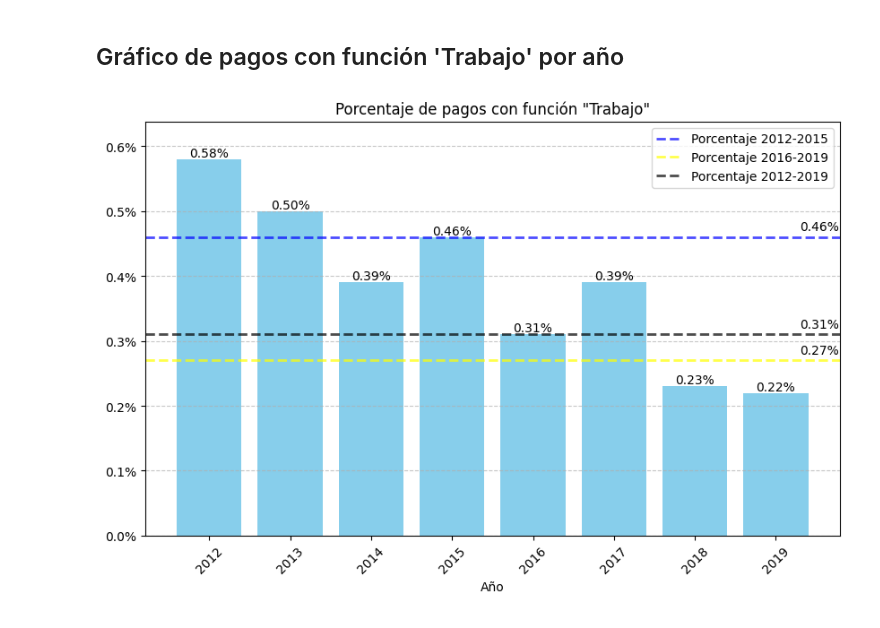
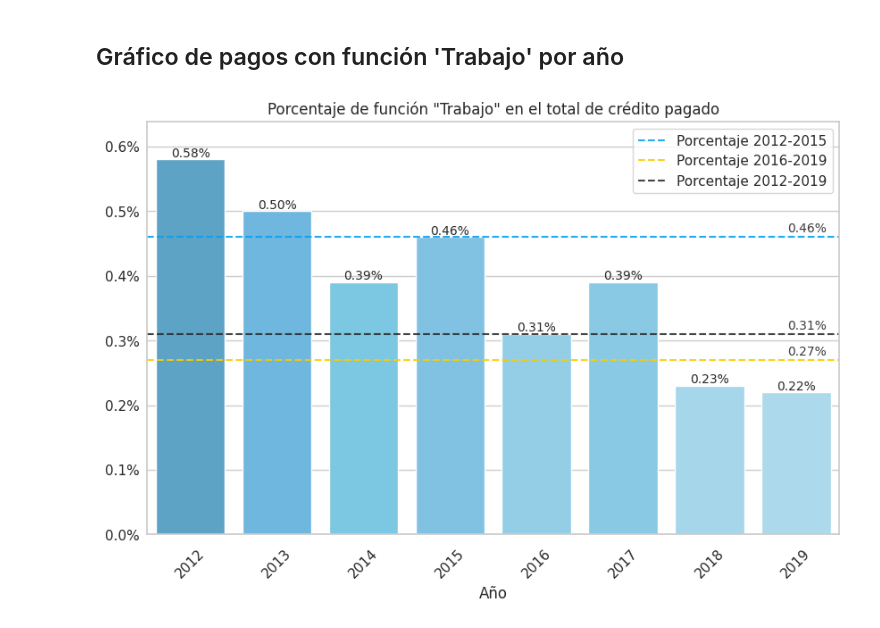
Before and after one commit to ezeluduena/socio-hackathon-2024, a Jupyter notebook: presupuesto.ipynb, the cells around one changed output. Saved outputs shown, nothing was run; the diff lists cells and outputs as text; code cells hidden in the pictures.

Commit message:
feat: gráfico con seaborn

```diff
--- a/presupuesto.ipynb
+++ b/presupuesto.ipynb
@@ -134,47 +134,57 @@ os.makedirs('plots/presupuesto', exist_ok=True)
 ## Gráfico de pagos con función 'Trabajo' por año
 # %%
 import matplotlib.pyplot as plt
+import seaborn as sns
 from matplotlib.ticker import FuncFormatter
 
+# Datos
 años = list(porcentaje_por_año.keys())
 porcentajes = list(porcentaje_por_año.values())
 periodos = list(porcentaje_por_periodo.keys())
 porcentajes_periodos = list(porcentaje_por_periodo.values())
 
+# Configuración de Seaborn
+sns.set_theme(style="whitegrid")
+
+# Crear la figura y el eje
 plt.figure(figsize=(10, 6))
-barras = plt.bar(años, porcentajes, color='skyblue')
-plt.xlabel('Año')
-plt.title('Porcentaje de pagos con función "Trabajo"')
-plt.xticks(años, rotation=45)
-plt.ylim(0, max(porcentajes) * 1.1)
-plt.grid(axis='y', linestyle='--', alpha=0.7)
 
+# Crear el gráfico de barras
+palette = ['#4aa9d8', '#5dbdf0', '#6bcff2', '#71c8f2', '#86d4f4', '#7acff3', '#9bdbf5', '#a2ddf5']
+ax = sns.barplot(x=años, y=porcentajes, hue=años , legend=False, palette=palette)
 
-def percent_formatter(x, pos):
-    # Formatear el eje y como porcentaje
-    return f'{x:.1f}%'
+# Configuración de etiquetas y título
+ax.set_xlabel('Año')
+ax.set_title('Porcentaje de función "Trabajo" en el total de crédito pagado')
+ax.set_xticks(range(len(años)))
+ax.set_ylim(0, max(porcentajes) * 1.1)
+ax.set_xticklabels(años, rotation=45)
 
-
-plt.gca().yaxis.set_major_formatter(FuncFormatter(percent_formatter))
+# Formatear el eje y como porcentaje
+ax.yaxis.set_major_formatter(FuncFormatter(lambda x, _: f'{x:.1f}%'))
+ax.yaxis.set_tick_params(pad=0.05)
 
 # Etiquetas en las barras
-for barra in barras:
-    altura = barra.get_height()
-    plt.text(barra.get_x() + barra.get_width() / 2, altura,
-             f'{altura:.2f}%', ha='center', va='bottom')
+for p in ax.patches:
+    ax.annotate(f'{p.get_height():.2f}%',
+                (p.get_x() + p.get_width() / 2., p.get_height()),
+                ha='center', va='center',
+                xytext=(0, 5),
+                textcoords='offset points',
+                fontsize=10)
 
-# Líneas punteadas para los periodos
-colores = ['blue', 'yellow', 'black']
+# Líneas punteadas para los períodos
+colores = ['#07a1f2', '#facd05', '#2c2f30']
 for i in range(len(periodos)):
     plt.axhline(porcentajes_periodos[i], color=colores[i], linestyle='--',
-                linewidth=2, label=f'Porcentaje {periodos[i]}', alpha=0.7)
-    plt.text(2019.3, porcentajes_periodos[i] +
-             0.01, f'{porcentajes_periodos[i]}%')
+                linewidth=1.5, label=f'Porcentaje {periodos[i]}', alpha=0.9)
+    plt.text(len(años) - 1.1, porcentajes_periodos[i] + 0.008, f'{porcentajes_periodos[i]}%', fontsize=10, alpha=0.9)
 
+# Añadir leyenda
 plt.legend()
 
+# Guardar y mostrar el gráfico
 plt.savefig('plots/presupuesto/pagos_funcion_trabajo.png', bbox_inches='tight')
-
 plt.show()
 # %% [output]
-[figure, old version]
+[figure, new version]
```
Also changed, not shown: 2 other files.
